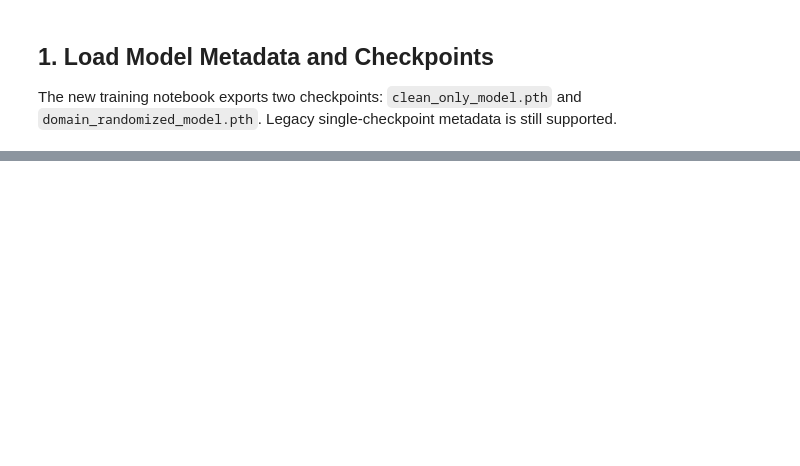
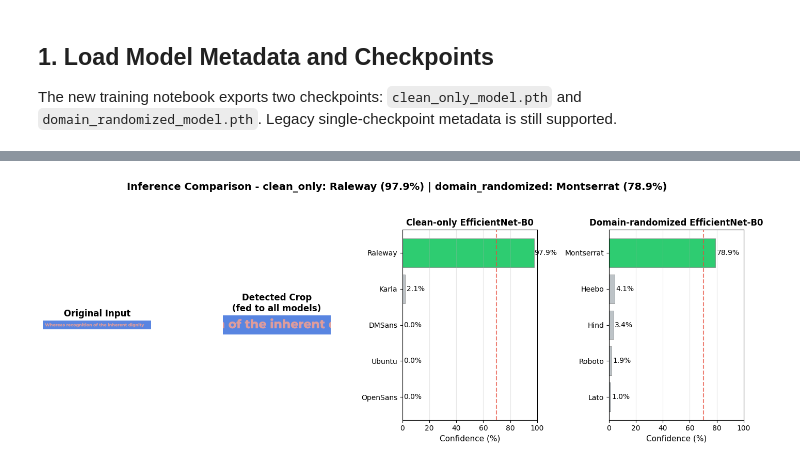
Before and after one commit to aristelcrowley/fine-grained-sans-serif-recognition, a Jupyter notebook: notebooks/inference.ipynb, the cells around one changed output, grey strips where cells are left out. Drawn from its saved outputs; the diff is of its cells as text; code cells hidden in the pictures; blank space fills up the shorter version.

Commit message:
feat(inference): improve inference cropper and reorganize it

```diff
--- a/notebooks/inference.ipynb
+++ b/notebooks/inference.ipynb
@@ -609,0 +699,91 @@ for pred in predictions:
+# %%
+TEST_IMAGE = "../test_images/image.png"
+
+comparison = predict_all_models(TEST_IMAGE)
+result_image = comparison["image"]
+result_crop = comparison["cropped"]
+predictions = comparison["predictions"]
+was_cropped = (result_image.size != result_crop.size)
+
+n_models = len(predictions)
+fig_width = max(14, 6 + 4 * n_models)
+fig, axes = plt.subplots(
+    1, 2 + n_models, figsize=(fig_width, 5),
+    gridspec_kw={"width_ratios": [1, 1] + [1.25] * n_models},
+)
+
+axes[0].imshow(result_image)
+axes[0].set_title("Original Input", fontsize=12, fontweight="bold")
+axes[0].axis("off")
+
+axes[1].imshow(result_crop)
+axes[1].set_title("Detected Crop\n(fed to all models)", fontsize=12, fontweight="bold")
+axes[1].axis("off")
+
+for ax_bar, pred in zip(axes[2:], predictions):
+    fonts = [f for f, _ in pred["top5"]]
+    confs = [c * 100 for _, c in pred["top5"]]
+
+    colors = []
+    for f, _ in pred["top5"]:
+        if f == pred["top5"][0][0] and pred["is_recognized"]:
+            colors.append("#2ecc71")
+        elif f == pred["top5"][0][0] and not pred["is_recognized"]:
+            colors.append("#e74c3c")
+        else:
+            colors.append("#bdc3c7")
+
+    bars = ax_bar.barh(fonts[::-1], confs[::-1], color=colors[::-1], edgecolor="grey", linewidth=0.5)
+    for bar, conf in zip(bars, confs[::-1]):
+        ax_bar.text(min(bar.get_width() + 1.0, 98), bar.get_y() + bar.get_height() / 2, f"{conf:.1f}%", va="center", fontsize=10)
+
+    ax_bar.axvline(CONFIDENCE_THRESHOLD * 100, color="#e74c3c", ls="--", alpha=0.7)
+    ax_bar.set_xlabel("Confidence (%)", fontsize=11)
+    ax_bar.set_xlim(0, 100)
+    ax_bar.set_title(pred["model_label"], fontsize=12, fontweight="bold")
+    ax_bar.grid(axis="x", alpha=0.3)
+
+summary = " | ".join([f"{pred['model_key']}: {pred['best_guess']} ({pred['confidence'] * 100:.1f}%)" for pred in predictions])
+fig.suptitle(f"Inference Comparison - {summary}", fontsize=14, fontweight="bold", y=1.04)
+plt.tight_layout()
+plt.show()
+
+print("=" * 72)
+print("Inference comparison")
+print("=" * 72)
+info = comparison["crop_info"]
+if was_cropped:
+    orig_w, orig_h = result_image.size
+    crop_w, crop_h = result_crop.size
+    print(f"Crop           : {orig_w}x{orig_h} -> {crop_w}x{crop_h}")
+print(f"Crop method    : {info.get('method')}")
+if info.get("detected_lines") is not None:
+    print(f"Lines detected : {info['detected_lines']} (selected index {info.get('selected_line_index')})")
+if info.get("word_count") is not None:
+    print(f"Words in crop  : {info['word_count']} / max {MAX_WORDS_PER_CROP}")
+if info.get("detected_words_in_line") is not None:
+    print(f"Words detected : {info['detected_words_in_line']}")
+if info.get("line_aspect") is not None:
+    print(f"Line aspect    : {info['line_aspect']:.2f}")
+print("-" * 72)
+
+for pred in predictions:
+    spec = pred["model_spec"]
+    status = pred["predicted_font"] if pred["is_recognized"] else f"Unrecognized; best guess {pred['best_guess']}"
+    train_data = spec.get("training_data", "unknown")
+    rand_acc = spec.get("randomized_test_acc")
+    clean_acc = spec.get("clean_test_acc")
+    rand_text = f" | randomized test={rand_acc * 100:.2f}%" if isinstance(rand_acc, (int, float)) else ""
+    clean_text = f" | clean test={clean_acc * 100:.2f}%" if isinstance(clean_acc, (int, float)) else ""
+
+    print(f"{pred['model_label']}")
+    print(f"  Training data : {train_data}{rand_text}{clean_text}")
+    print(f"  Prediction    : {status}")
+    print(f"  Confidence    : {pred['confidence'] * 100:.1f}%")
+    print("  Top-5:")
+    for rank, (font, conf) in enumerate(pred["top5"], 1):
+        marker = "*" if rank == 1 else " "
+        print(f"    {marker} {rank}. {font:<14s} {conf * 100:5.1f}%")
+    print("-" * 72)
+# %% [output]
+[figure, added]
```
Also changed, not shown: parts of 16 cells of this notebook, 1 other file.
